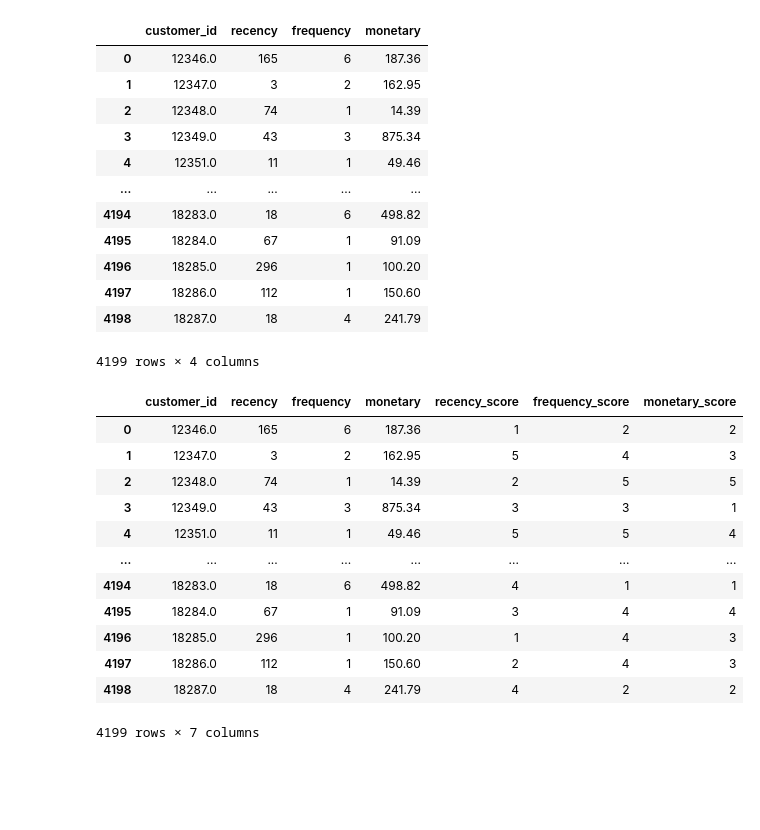
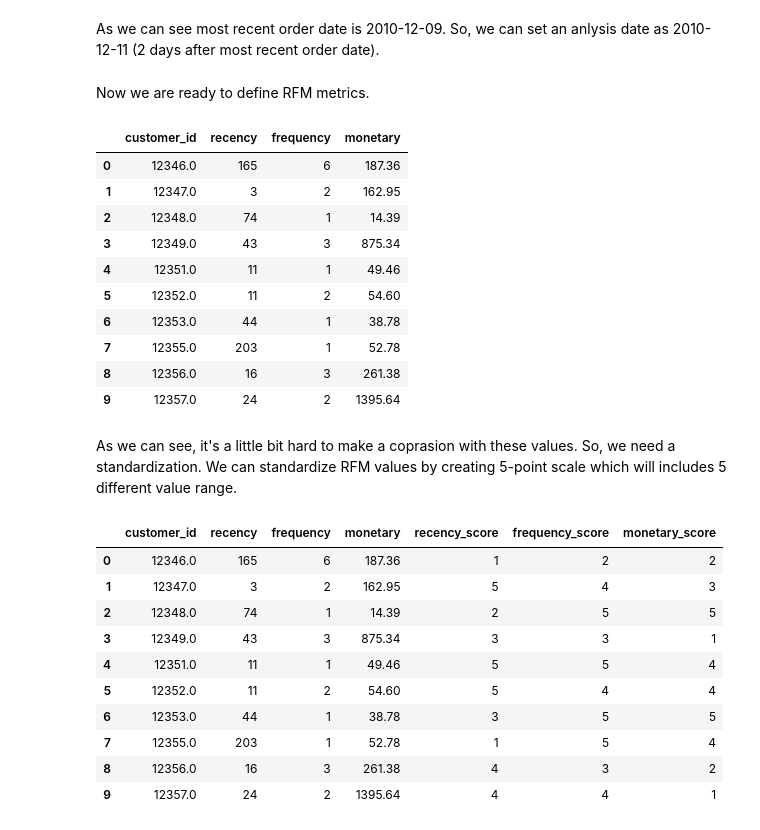
Before and after one commit to talha002/RFM-Anlysis-Practice-Online-retail-II-, a Jupyter notebook: online_retail.ipynb, the cells around one changed output. Drawn from its saved outputs; the diff is of its cells as text; code cells hidden in the pictures; blank space fills up the shorter version.

```diff
--- a/online_retail.ipynb
+++ b/online_retail.ipynb
@@ -100,0 +115,2 @@ today_date = dt.datetime(2010, 12, 11)
+# %% [markdown]
+As we can see most recent order date is 2010-12-09. So, we can set an anlysis date as 2010-12-11 (2 days after most recent order date).
@@ -101,11 +119,14 @@ today_date = dt.datetime(2010, 12, 11)
+# %% [markdown]
+Now we are ready to define RFM metrics.
 # %%
-#Now we are ready to define RFM values:
+# Definin RFM metrics:
 rfm = df.groupby('Customer ID').agg({'InvoiceDate': lambda date: (today_date - date.max()).days,
                                      'Invoice': lambda invoice: invoice.nunique(),
                                      'Price': 'sum'}).reset_index()
 
+# Naming rfm columns:
 rfm.columns = ['customer_id', 'recency', 'frequency', 'monetary']
-rfm
+rfm.head(10)
 # %% [output]
 |  | customer_id | recency | frequency | monetary |
 | 0 | 12346.0 | 165 | 6 | 187.36 |
@@ -113,34 +134,32 @@ rfm
 | 2 | 12348.0 | 74 | 1 | 14.39 |
 | 3 | 12349.0 | 43 | 3 | 875.34 |
 | 4 | 12351.0 | 11 | 1 | 49.46 |
-| ... | ... | ... | ... | ... |
-| 4194 | 18283.0 | 18 | 6 | 498.82 |
-| 4195 | 18284.0 | 67 | 1 | 91.09 |
-| 4196 | 18285.0 | 296 | 1 | 100.20 |
-| 4197 | 18286.0 | 112 | 1 | 150.60 |
-| 4198 | 18287.0 | 18 | 4 | 241.79 |
+| 5 | 12352.0 | 11 | 2 | 54.60 |
+| 6 | 12353.0 | 44 | 1 | 38.78 |
+| 7 | 12355.0 | 203 | 1 | 52.78 |
+| 8 | 12356.0 | 16 | 3 | 261.38 |
+| 9 | 12357.0 | 24 | 2 | 1395.64 |
-4199 rows × 4 columns
+# %% [markdown]
+As we can see, it's a little bit hard to make a coprasion with these values. So, we need a standardization. We can standardize RFM values by creating 5-point scale which will includes 5 different value range.
 # %%
-# As we can see it's a little bit hard to make a coprasion with these values. So, we need a standardization. We can standardize RFM values by creating 5 categories which will includes 5 different value range:
+# Making rfm scores on 5-point scale by using "qcut" method:
 rfm['recency_score'] = pd.qcut(rfm['recency'], 5, labels=[5, 4, 3, 2, 1])
 rfm['frequency_score'] = pd.qcut(rfm['frequency'].rank(method='first'), 5, labels=[5, 4, 3, 2, 1])
 rfm['monetary_score'] = pd.qcut(rfm['monetary'], 5, labels=[5, 4, 3, 2, 1])
 
-rfm
+rfm.head(10)
 # %% [output]
 |  | customer_id | recency | frequency | monetary | recency_score | frequency_score | monetary_score |
 | 0 | 12346.0 | 165 | 6 | 187.36 | 1 | 2 | 2 |
 | 1 | 12347.0 | 3 | 2 | 162.95 | 5 | 4 | 3 |
 | 2 | 12348.0 | 74 | 1 | 14.39 | 2 | 5 | 5 |
 | 3 | 12349.0 | 43 | 3 | 875.34 | 3 | 3 | 1 |
 | 4 | 12351.0 | 11 | 1 | 49.46 | 5 | 5 | 4 |
-| ... | ... | ... | ... | ... | ... | ... | ... |
-| 4194 | 18283.0 | 18 | 6 | 498.82 | 4 | 1 | 1 |
-| 4195 | 18284.0 | 67 | 1 | 91.09 | 3 | 4 | 4 |
-| 4196 | 18285.0 | 296 | 1 | 100.20 | 1 | 4 | 3 |
-| 4197 | 18286.0 | 112 | 1 | 150.60 | 2 | 4 | 3 |
-| 4198 | 18287.0 | 18 | 4 | 241.79 | 4 | 2 | 2 |
+| 5 | 12352.0 | 11 | 2 | 54.60 | 5 | 4 | 4 |
+| 6 | 12353.0 | 44 | 1 | 38.78 | 3 | 5 | 5 |
+| 7 | 12355.0 | 203 | 1 | 52.78 | 1 | 5 | 4 |
+| 8 | 12356.0 | 16 | 3 | 261.38 | 4 | 3 | 2 |
+| 9 | 12357.0 | 24 | 2 | 1395.64 | 4 | 4 | 1 |
-4199 rows × 7 columns
 # %% [markdown]
 Now we could make a comprasion very easily. But a segmentation is more useful than a raw comprasion. We could make a segmentation by using the table below
 
```
Also changed, not shown: parts of 31 cells of this notebook.
